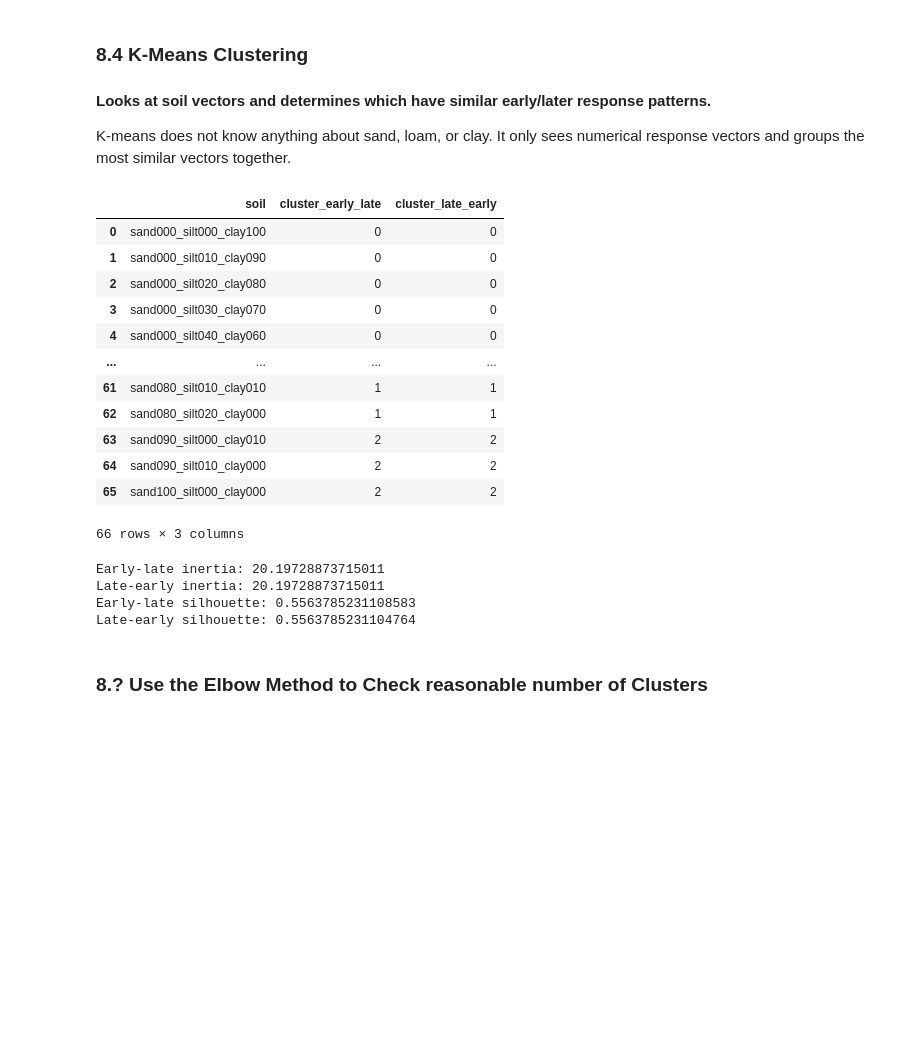
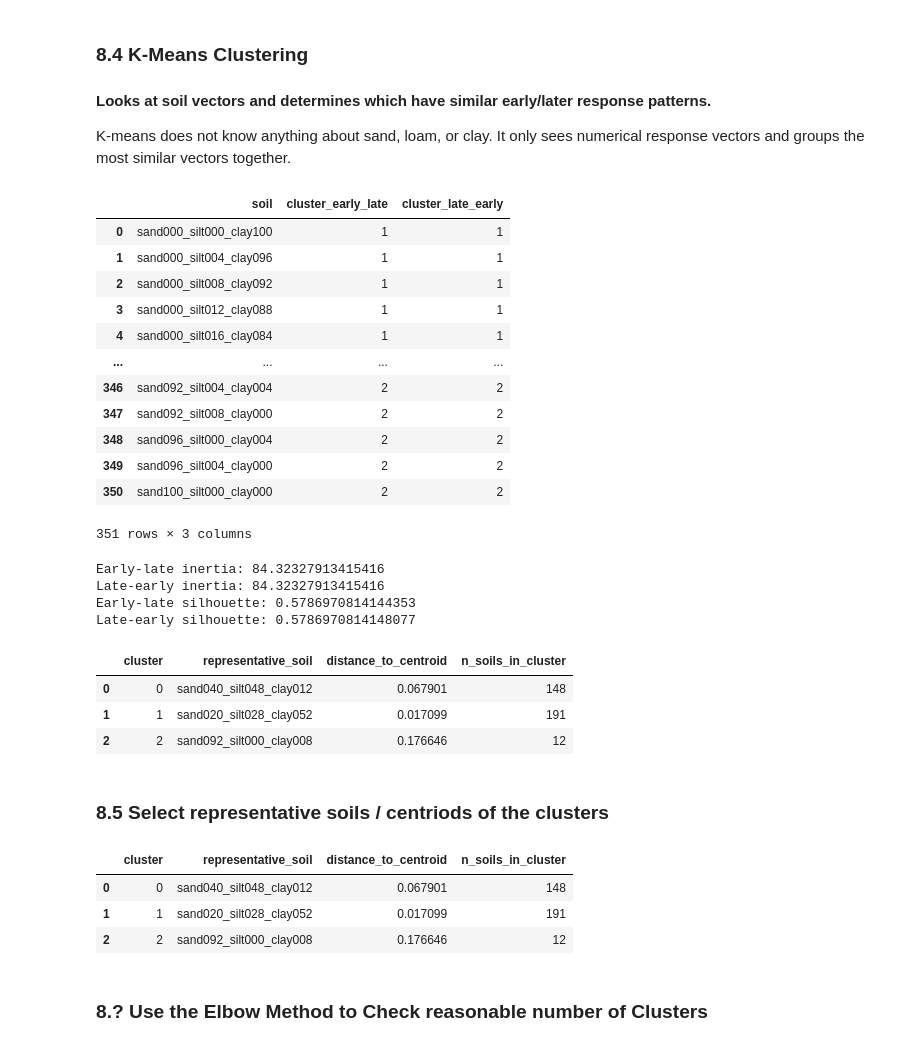
Before and after one commit to natalieyurek-cloud/TDEM_Thesis_Yurek, a Jupyter notebook: Analytical_ForwardModel.ipynb, the cells around one changed output. Saved outputs shown, nothing was run; the diff lists cells and outputs as text; code cells hidden in the pictures; blank space fills up the shorter version.

```diff
--- a/Analytical_ForwardModel.ipynb
+++ b/Analytical_ForwardModel.ipynb
@@ -111,7 +113,7 @@ def vg_m(vg_n):
     """
     return 1 - (1 / vg_n)
 
-def kr_van_genuchten_mualem(Se, vg_n, l=0.5):
+def kr_vg_mualem(Se, vg_n, l=0.5):
     """
     van Genuchten-Mualem relative hydraulic conductivity.
 
@@ -137,7 +139,7 @@ def fit_n_sisson_to_vg_mualem(vg_n, Se_min=0.1, Se_max=0.95, l=0.5):
     """
 
     Se = np.linspace(Se_min, Se_max, 300)
-    Kr_vg = kr_van_genuchten_mualem(Se, vg_n=vg_n, l=l)
+    Kr_vg = kr_vg_mualem(Se, vg_n=vg_n, l=l)
 
     # Avoid log of zero
     valid = (Kr_vg > 0) & (Se > 0)
@@ -277,7 +276,7 @@ texture_excel_path = Path("C:/Users/natal/OneDrive/Desktop/26' HYDROGEO/Project
 
 texture_df = pd.read_excel(texture_excel_path, sheet_name="soil texture data")
 
-texture_step = 10  # options from current 2% sheet: 10 (66), 4 (351), or 2 (1326)
+texture_step = 4  # options from current 2% sheet: 10 (66), 4 (351), or 2 (1326)
 
 texture_df_subset = texture_df[
     (texture_df["sand"] % texture_step == 0) &
@@ -992,51 +991,62 @@ display(closest_soil_pairs)
 #### Looks at soil vectors and determines which have similar early/later response patterns.
 K-means does not know anything about sand, loam, or clay. It only sees numerical response vectors and groups the most similar vectors together.
 # %%
-from sklearn.cluster import KMeans
-from sklearn.metrics import silhouette_score
-
-k = 3
+k = 3  # change to desired number
 
 X_EL = clustering_features_EL.to_numpy(dtype=float)
 X_LE = clustering_features_LE.to_numpy(dtype=float)
 
 kmeans_EL = KMeans(n_clusters=k, random_state=0, n_init=20)
 kmeans_LE = KMeans(n_clusters=k, random_state=0, n_init=20)
 
 labels_EL = kmeans_EL.fit_predict(X_EL)
 labels_LE = kmeans_LE.fit_predict(X_LE)
 
 kmeans_order_comparison = pd.DataFrame({
     "soil": clustering_features_EL.index,
     "cluster_early_late": labels_EL,
     "cluster_late_early": labels_LE
 })
 
 display(kmeans_order_comparison)
 
 print("Early-late inertia:", kmeans_EL.inertia_)
 print("Late-early inertia:", kmeans_LE.inertia_)
 
 if len(set(labels_EL)) > 1:
     print("Early-late silhouette:", silhouette_score(X_EL, labels_EL))
 
 if len(set(labels_LE)) > 1:
     print("Late-early silhouette:", silhouette_score(X_LE, labels_LE))
+
+centroids = find_centroids(
+    feature_df=clustering_features_EL,
+    kmeans_model=kmeans_EL,
+    labels=labels_EL
+)
+
+display(centroids)
 # %% [output]
 |  | soil | cluster_early_late | cluster_late_early |
-| 0 | sand000_silt000_clay100 | 0 | 0 |
-| 1 | sand000_silt010_clay090 | 0 | 0 |
-| 2 | sand000_silt020_clay080 | 0 | 0 |
-| 3 | sand000_silt030_clay070 | 0 | 0 |
-| 4 | sand000_silt040_clay060 | 0 | 0 |
+| 0 | sand000_silt000_clay100 | 1 | 1 |
+| 1 | sand000_silt004_clay096 | 1 | 1 |
+| 2 | sand000_silt008_clay092 | 1 | 1 |
+| 3 | sand000_silt012_clay088 | 1 | 1 |
+| 4 | sand000_silt016_clay084 | 1 | 1 |
 | ... | ... | ... | ... |
-| 61 | sand080_silt010_clay010 | 1 | 1 |
-| 62 | sand080_silt020_clay000 | 1 | 1 |
-| 63 | sand090_silt000_clay010 | 2 | 2 |
-| 64 | sand090_silt010_clay000 | 2 | 2 |
-| 65 | sand100_silt000_clay000 | 2 | 2 |
+| 346 | sand092_silt004_clay004 | 2 | 2 |
+| 347 | sand092_silt008_clay000 | 2 | 2 |
+| 348 | sand096_silt000_clay004 | 2 | 2 |
+| 349 | sand096_silt004_clay000 | 2 | 2 |
+| 350 | sand100_silt000_clay000 | 2 | 2 |
-66 rows × 3 columns
+351 rows × 3 columns
-Early-late inertia: 20.19728873715011
-Late-early inertia: 20.19728873715011
-Early-late silhouette: 0.5563785231108583
-Late-early silhouette: 0.5563785231104764
+Early-late inertia: 84.32327913415416
+Late-early inertia: 84.32327913415416
+Early-late silhouette: 0.5786970814144353
+Late-early silhouette: 0.5786970814148077
+|  | cluster | representative_soil | distance_to_centroid | n_soils_in_cluster |
+| 0 | 0 | sand040_silt048_clay012 | 0.067901 | 148 |
+| 1 | 1 | sand020_silt028_clay052 | 0.017099 | 191 |
+| 2 | 2 | sand092_silt000_clay008 | 0.176646 | 12 |
+# %% [markdown]
+### 8.5 Select representative soils / centriods of the clusters
@@ -1043,3 +1090,16 @@ Late-early silhouette: 0.5563785231104764
+# %%
+centroids = find_centroids(
+    feature_df=clustering_features_EL,
+    kmeans_model=kmeans_EL,
+    labels=labels_EL
+)
+
+display(centroids)
+# %% [output]
+|  | cluster | representative_soil | distance_to_centroid | n_soils_in_cluster |
+| 0 | 0 | sand040_silt048_clay012 | 0.067901 | 148 |
+| 1 | 1 | sand020_silt028_clay052 | 0.017099 | 191 |
+| 2 | 2 | sand092_silt000_clay008 | 0.176646 | 12 |
 # %% [markdown]
 ### 8.? Use the Elbow Method to Check reasonable number of Clusters
 # %%
```
Also changed, not shown: parts of 26 cells of this notebook.
